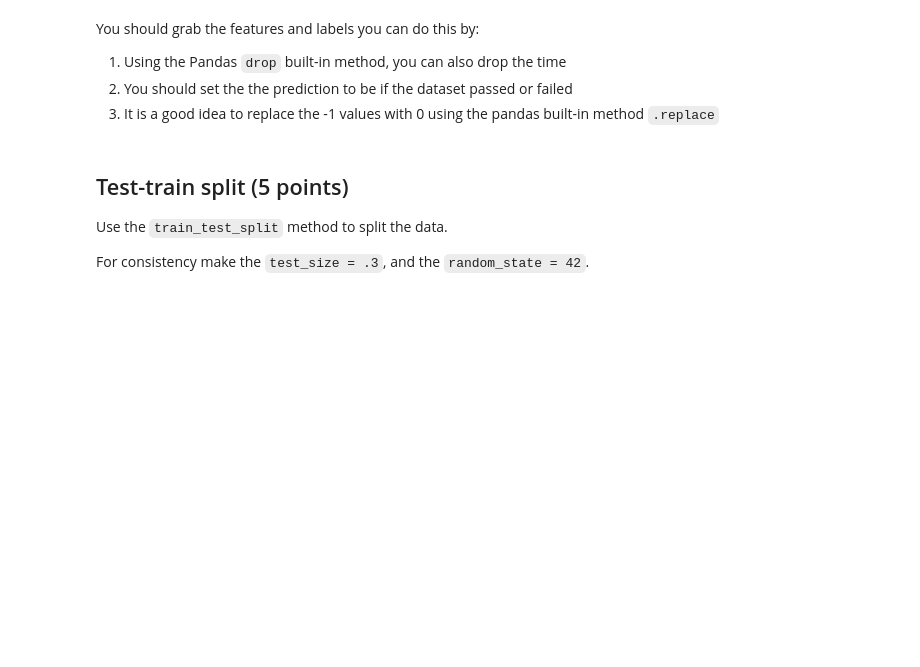
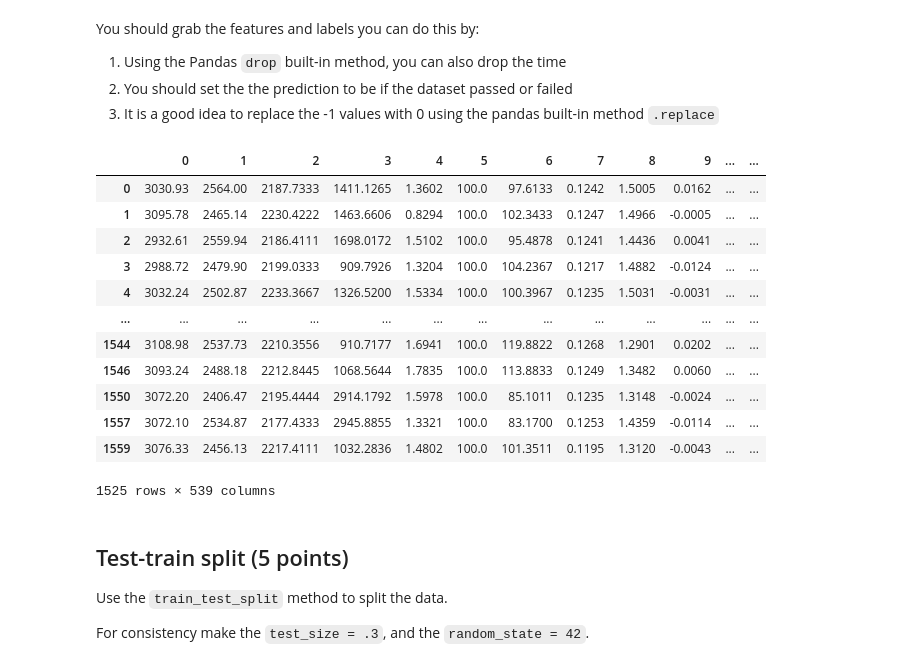
Before and after one commit to henginsever/Homework_3_Machine_Learning, a Jupyter notebook: Homework_3_Assignment.ipynb, the cells around one changed output. Saved outputs shown, nothing was run; the diff lists cells and outputs as text; code cells hidden in the pictures; blank space fills up the shorter version.

```diff
--- a/Homework_3_Assignment.ipynb
+++ b/Homework_3_Assignment.ipynb
@@ -118,8 +118,8 @@ df.isna()
 | 1566 | False | False | False | False | False | False | False | False | False | True | ... | ... |
 1567 rows × 592 columns
 # %%
-nan_count = df.isna().sum()
-nan_count
+nan_count_column = df.isna().sum()
+nan_count_column
 # %% [output]
 Time          0
 0             6
@@ -146,10 +163,10 @@ You can find the location where a condition is met in a Pandas array using `data
 # %%
 i=0
 count=0
-for i in range(len(nan_count)):
-    if nan_count[i]>100:
+for i in range(len(nan_count_column)):
+    if nan_count_column[i]>100:
         count+=1
         df.drop(labels=f"{i}",axis=1, inplace=True)
-print(count)
+print(count)  #to see how many features are removed.
 # %% [output]
 52
@@ -176,0 +186,10 @@ You can use the built-in method `value_counts()` to view the number of samples w
+# %%
+df_nan = df.isna()
+i=0
+count=0
+for i in range(len(df.index.values)):
+    if df_nan.iloc[i].value_counts()[0].item() < 500: #Value counts give True and False Numbers. If there is more than 40 NaN in an instance,
+        #if condition is satisfied and it remove that instance from row.
+        df.drop(index=i, inplace=True)
+        count+=1
+print(count) #to see how many instances are removed.
@@ -188,0 +225,21 @@ You should grab the features and labels you can do this by:
+# %%
+try:
+    df.drop(labels="Time",axis=1, inplace=True)
+except:
+    pass
+
+df.replace(-1,0)
+# %% [output]
+|  | 0 | 1 | 2 | 3 | 4 | 5 | 6 | 7 | 8 | 9 | ... | ... |
+| 0 | 3030.93 | 2564.00 | 2187.7333 | 1411.1265 | 1.3602 | 100.0 | 97.6133 | 0.1242 | 1.5005 | 0.0162 | ... | ... |
+| 1 | 3095.78 | 2465.14 | 2230.4222 | 1463.6606 | 0.8294 | 100.0 | 102.3433 | 0.1247 | 1.4966 | -0.0005 | ... | ... |
+| 2 | 2932.61 | 2559.94 | 2186.4111 | 1698.0172 | 1.5102 | 100.0 | 95.4878 | 0.1241 | 1.4436 | 0.0041 | ... | ... |
+| 3 | 2988.72 | 2479.90 | 2199.0333 | 909.7926 | 1.3204 | 100.0 | 104.2367 | 0.1217 | 1.4882 | -0.0124 | ... | ... |
+| 4 | 3032.24 | 2502.87 | 2233.3667 | 1326.5200 | 1.5334 | 100.0 | 100.3967 | 0.1235 | 1.5031 | -0.0031 | ... | ... |
+| ... | ... | ... | ... | ... | ... | ... | ... | ... | ... | ... | ... | ... |
+| 1544 | 3108.98 | 2537.73 | 2210.3556 | 910.7177 | 1.6941 | 100.0 | 119.8822 | 0.1268 | 1.2901 | 0.0202 | ... | ... |
+| 1546 | 3093.24 | 2488.18 | 2212.8445 | 1068.5644 | 1.7835 | 100.0 | 113.8833 | 0.1249 | 1.3482 | 0.0060 | ... | ... |
+| 1550 | 3072.20 | 2406.47 | 2195.4444 | 2914.1792 | 1.5978 | 100.0 | 85.1011 | 0.1235 | 1.3148 | -0.0024 | ... | ... |
+| 1557 | 3072.10 | 2534.87 | 2177.4333 | 2945.8855 | 1.3321 | 100.0 | 83.1700 | 0.1253 | 1.4359 | -0.0114 | ... | ... |
+| 1559 | 3076.33 | 2456.13 | 2217.4111 | 1032.2836 | 1.4802 | 100.0 | 101.3511 | 0.1195 | 1.3120 | -0.0043 | ... | ... |
+1525 rows × 539 columns
```
Also changed, not shown: parts of 18 cells of this notebook.
